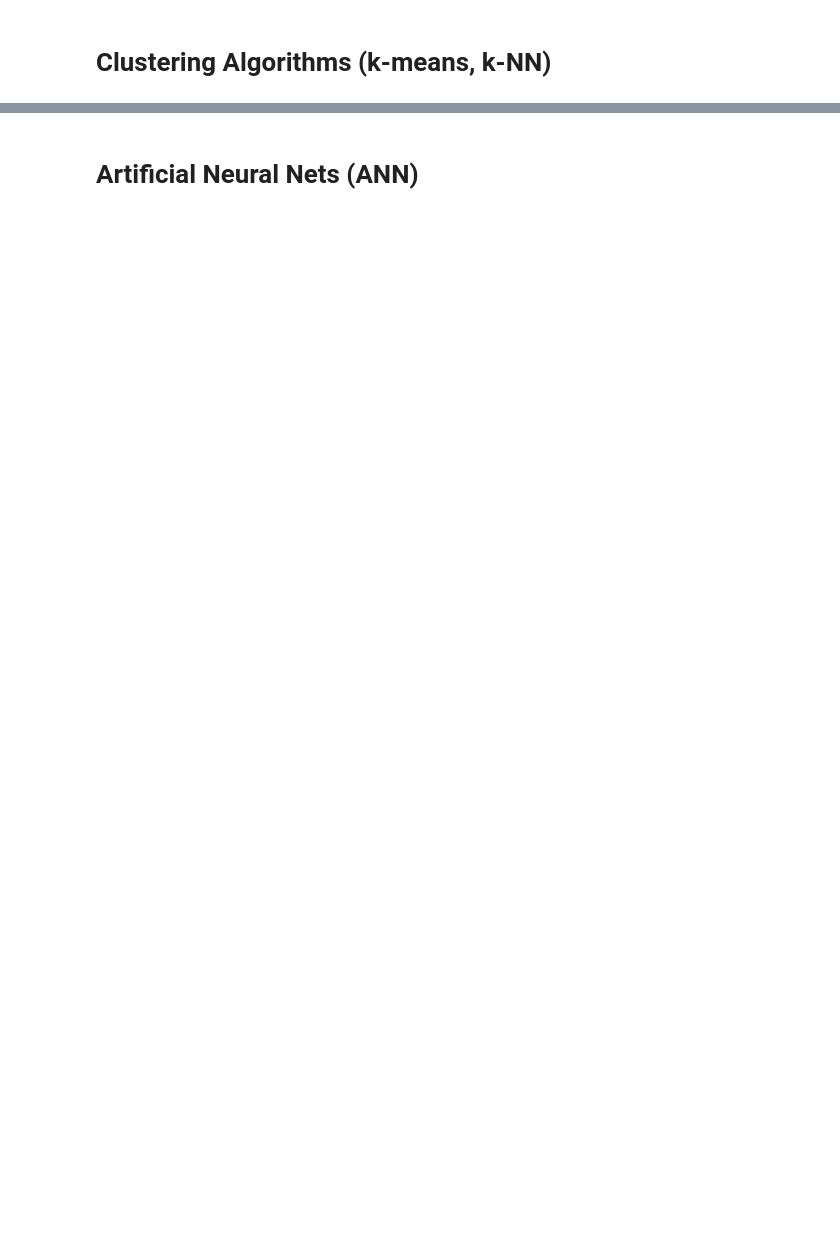
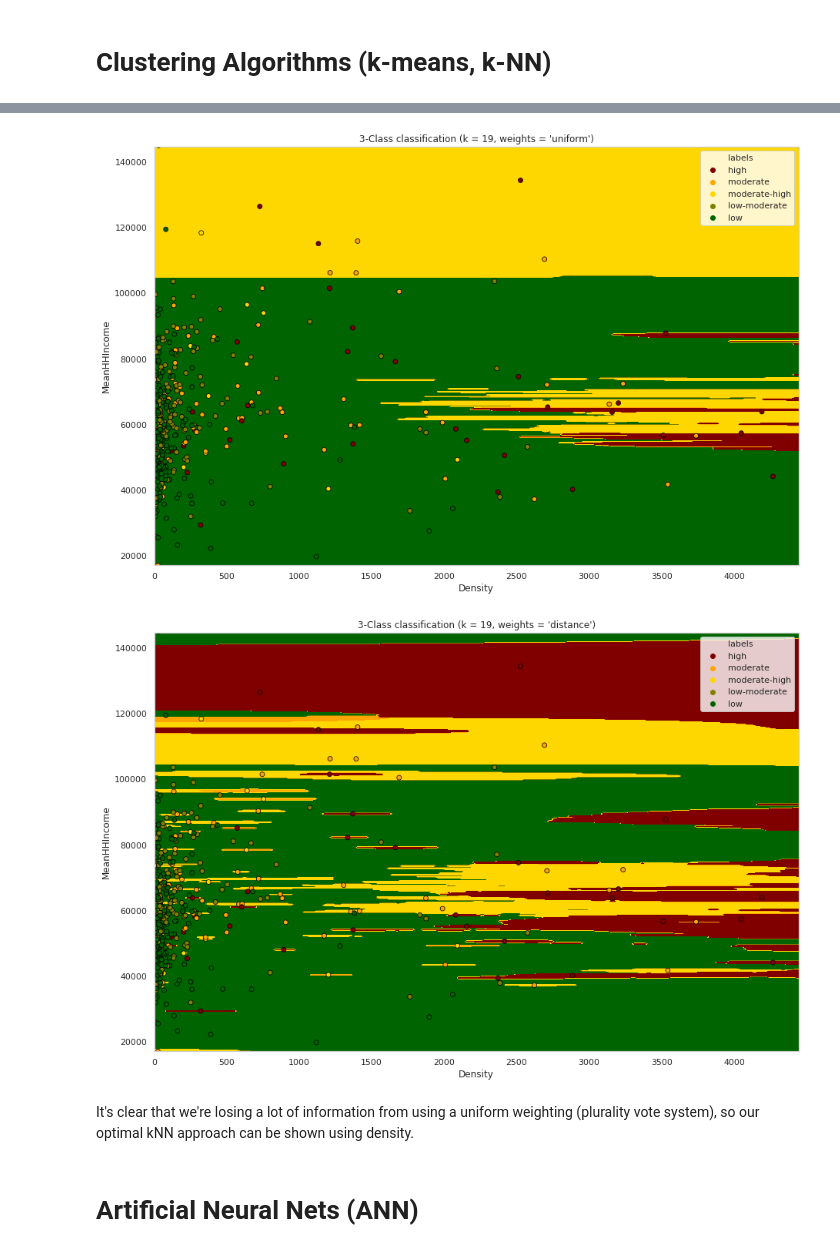
Before and after one commit to snme/DS4A, a Jupyter notebook: Clustering, ANN, CNN.ipynb, the cells around one changed output, grey strips where cells are left out. Saved outputs shown, nothing was run; the diff lists cells and outputs as text; code cells hidden in the pictures; blank space fills up the shorter version.

```diff
--- a/Clustering, ANN, CNN.ipynb
+++ b/Clustering, ANN, CNN.ipynb
@@ -52,2 +75,4 @@ df
+# %%
+x_train, x_test, y_train, y_test = train_test_split(X, y_labels)
 # %% [markdown]
 # Clustering Algorithms (k-means, k-NN)
@@ -53,0 +81,9 @@ df
+# %%
+k = 10 #K-nearest — hyperparameter
+perf = dict()
+for k in range(1, len(df) // 5):
+    clf = neighbors.KNeighborsClassifier(k, weights='distance', algorithm='ball_tree') #'auto', 'ball_tree', 'kd_tree', 'brute'
+    clf.fit(x_train, y_train)
+    y_pred = clf.predict(x_test)
+    report = classification_report(y_test, y_pred)
+    perf[k] = [float(i) for i in report.split('\n')[-2].split()[2:5]]
@@ -54,2 +111,43 @@ df
+# %%
+# seems that some k's works better than others. let's plot some results in 2D.
+# Plot the decision boundary. For that, we will assign a color to each
+# point in the mesh [x_min, x_max]x[y_min, y_max].
+cmap_light = ListedColormap(['darkgreen', 'olive', 'gold', 'orange', 'maroon'])
+cmap_bold = ['maroon', 'orange', 'gold', 'olive', 'darkgreen']#['green', 'lightgreen', 'yellow', 'coral', 'red']
+weights = 'distance'
+width = 500 #mesh step size
+optimal_k = ordered_knn_params[0][0]
+
+for weights in ['uniform', 'distance']:
+
+    clf = neighbors.KNeighborsClassifier(optimal_k, weights=weights, algorithm='ball_tree') #'auto', 'ball_tree', 'kd_tree', 'brute'
+    x_2d = X.values[:, :2]
+    clf.fit(x_2d, y_labels)
+
+    x_min, x_max = x_2d[:, 0].min() - 1, x_2d[:, 0].max() + 1
+    y_min, y_max = x_2d[:, 1].min() - 1, x_2d[:, 1].max() + 1
+
+    xx, yy = np.meshgrid(np.arange(x_min, x_max, (x_max - x_min) / width),
+                         np.arange(y_min, y_max, (y_max - y_min) / width))
+    Z = clf.predict(np.c_[xx.ravel(), yy.ravel()])
+
+    # Put the result into a color plot
+    Z = Z.reshape(xx.shape)
+    plt.figure(figsize=(15, 10))
+    plt.contourf(xx, yy, Z, cmap=cmap_light)
+
+    # Plot also the training points
+    sns.scatterplot(x=x_2d[:, 0], y=x_2d[:, 1], hue=y_labels.apply(to_risk),
+                    palette=cmap_bold, alpha=1.0, edgecolor="black")
+    plt.xlim(xx.min(), xx.max()/2)
+    plt.ylim(yy.min(), yy.max())
+    plt.title(f"3-Class classification (k = {optimal_k}, weights = '{weights}')")
+    plt.xlabel(X.columns[0])
+    plt.ylabel(X.columns[1])
+# %% [output]
+[figure, added]
+[figure, added]
+# %% [markdown]
+It's clear that we're losing a lot of information from using a uniform weighting (plurality vote system), so our optimal kNN approach can be shown using density.
 # %% [markdown]
 # Artificial Neural Nets (ANN)
```
Also changed, not shown: parts of 10 cells of this notebook, 1 other file.
